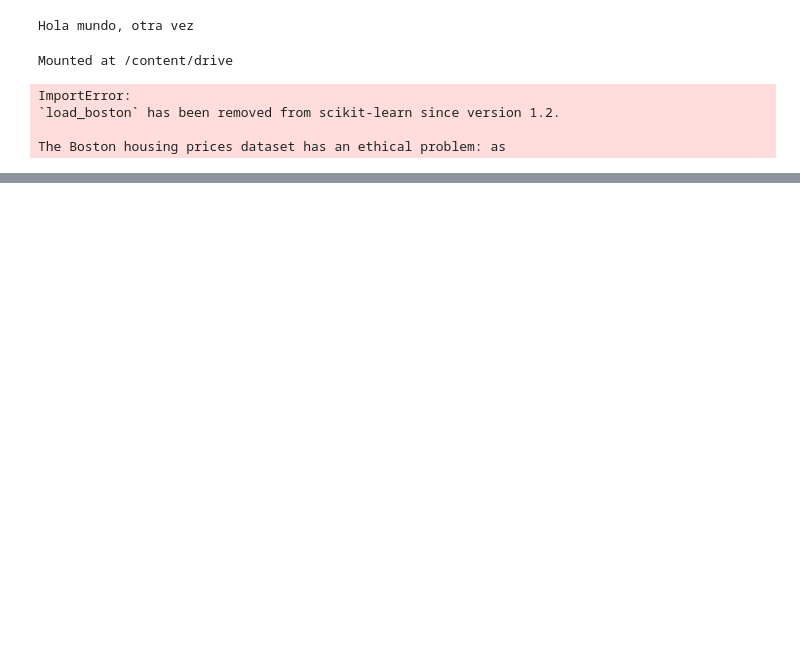
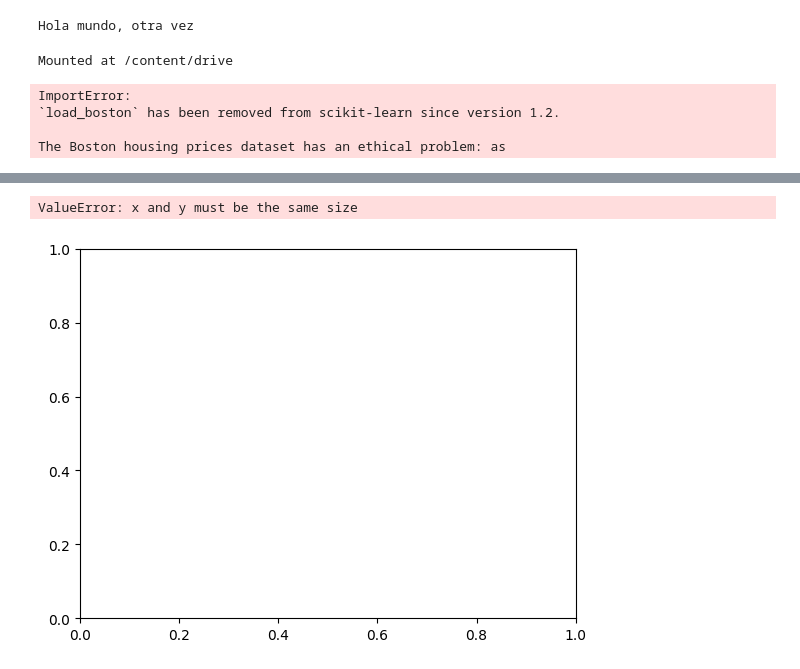
Before and after one commit to alepedraza3760/my-first-binder, a Jupyter notebook: RegLinealSimple.ipynb, the cells around one changed output, grey strips where cells are left out. Cells and saved outputs as stored; diff of their text form; code cells hidden in the pictures; blank space fills up the shorter version.

```diff
--- a/RegLinealSimple.ipynb
+++ b/RegLinealSimple.ipynb
@@ -26,6 +26,9 @@ The Boston housing prices dataset has an ethical problem: as
 # %%
 from sklearn.datasets import fetch_california_housing
 housing = fetch_california_housing()
+# %%
+from sklearn.datasets import fetch_openml
+housing = fetch_openml(name="house_prices", as_frame=True)
 # %%
 print(housing)
 # %% [output]
@@ -73,2 +80,2 @@ print(housing.feature_names)
 # %%
-X = housing.data[ : ,np.newaxis, 2]
+X = housing.data[ : ,np.newaxis, 51]
@@ -74,0 +84,3 @@ X = housing.data[ : ,np.newaxis, 2]
+# %%
+Y = housing.target
+Y
@@ -74,0 +100,8 @@ X = housing.data[ : ,np.newaxis, 2]
+# %%
+plt.scatter(X, Y)
+plt.xlabel('No.Habitaciones')
+plt.ylabel('Valor medio')
+plt.show()
+# %% [output]
+ValueError: x and y must be the same size
+[figure, added]
```
Also changed, not shown: parts of 6 cells of this notebook.
